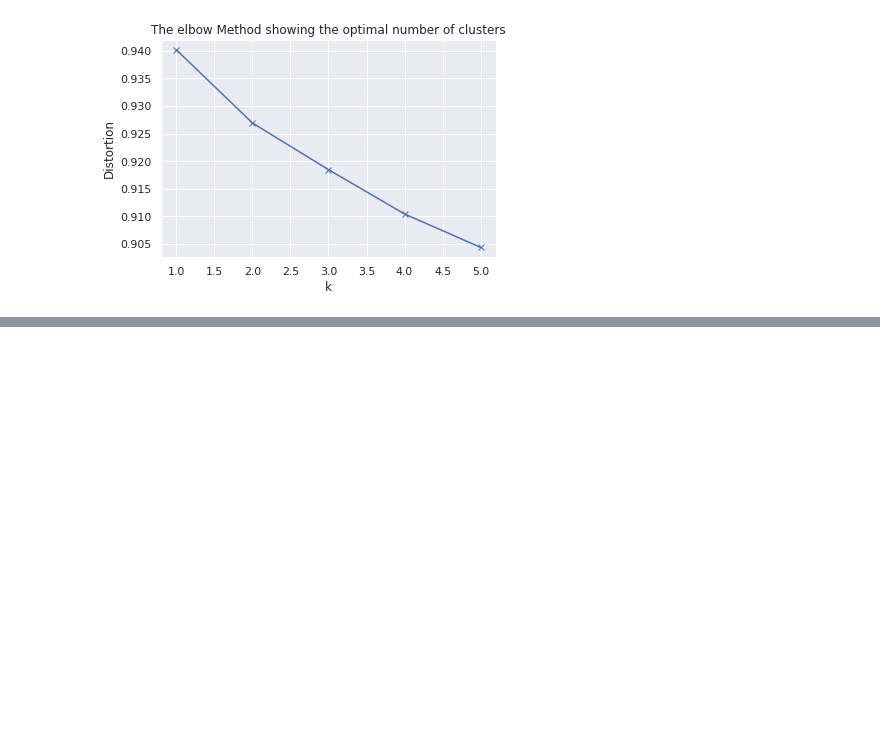
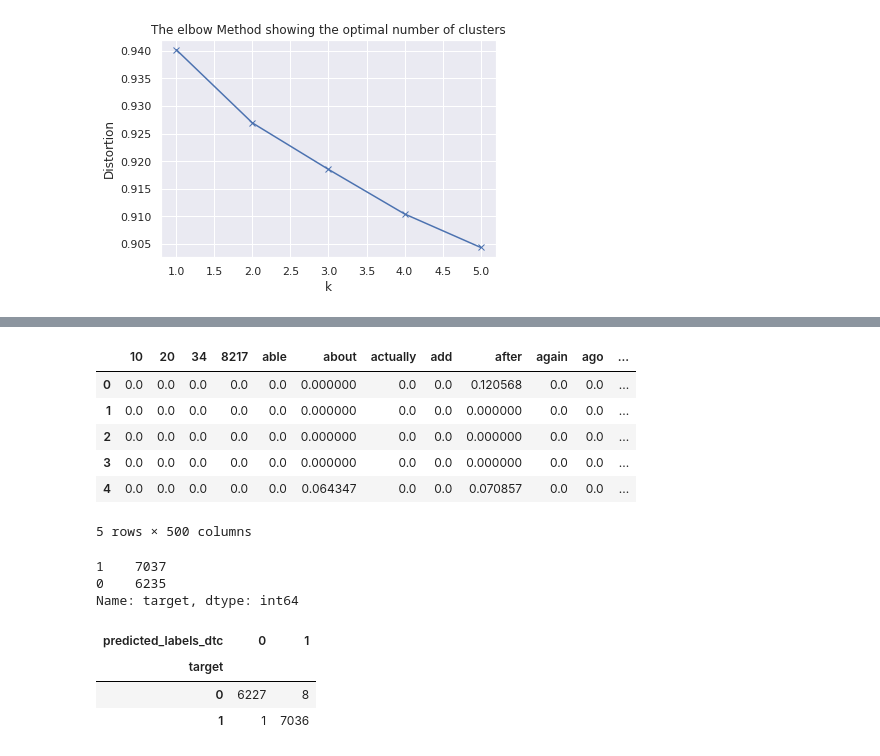
Before and after one commit to kemaladamr/NLP_Fundamentals, a Jupyter notebook: Developing_Text_Cassifier.ipynb, the cells around one changed output, grey strips where cells are left out. Drawn from its saved outputs; the diff is of its cells as text; code cells hidden in the pictures; blank space fills up the shorter version.

```diff
--- a/Developing_Text_Cassifier.ipynb
+++ b/Developing_Text_Cassifier.ipynb
@@ -213,0 +401,4 @@ plt.show()
+# %%
+data_patio_lawn_garden = pd.read_json('/content/drive/MyDrive/Colab Notebooks/NLP-PACKT/reviews_Patio_Lawn_and_Garden_5.json',
+                                      lines=True)
+data_patio_lawn_garden[['reviewText', 'overall']].head()
@@ -213,0 +412,9 @@ plt.show()
+# %%
+lemmatizer = WordNetLemmatizer()
+# %%
+data_patio_lawn_garden['cleaned_review_text'] = data_patio_lawn_garden['reviewText'].apply(
+    lambda x: ' '.join([lemmatizer.lemmatize(word.lower())\
+                       for word in word_tokenize(re.sub(r'([^\s\w]|_)+', ' ', str(x)))])
+)
+
+data_patio_lawn_garden[['cleaned_review_text', 'reviewText', 'overall']].head()
@@ -213,0 +428,24 @@ plt.show()
+# %%
+tfidf_model = TfidfVectorizer(max_features=500)
+tfidf_df = pd.DataFrame(tfidf_model.fit_transform(
+    data_patio_lawn_garden['cleaned_review_text']).todense())
+tfidf_df.columns = sorted(tfidf_model.vocabulary_)
+tfidf_df.head()
+# %% [output]
+|  | 10 | 20 | 34 | 8217 | able | about | actually | add | after | again | ago | ... |
+| 0 | 0.0 | 0.0 | 0.0 | 0.0 | 0.0 | 0.000000 | 0.0 | 0.0 | 0.120568 | 0.0 | 0.0 | ... |
+| 1 | 0.0 | 0.0 | 0.0 | 0.0 | 0.0 | 0.000000 | 0.0 | 0.0 | 0.000000 | 0.0 | 0.0 | ... |
+| 2 | 0.0 | 0.0 | 0.0 | 0.0 | 0.0 | 0.000000 | 0.0 | 0.0 | 0.000000 | 0.0 | 0.0 | ... |
+| 3 | 0.0 | 0.0 | 0.0 | 0.0 | 0.0 | 0.000000 | 0.0 | 0.0 | 0.000000 | 0.0 | 0.0 | ... |
+| 4 | 0.0 | 0.0 | 0.0 | 0.0 | 0.0 | 0.064347 | 0.0 | 0.0 | 0.070857 | 0.0 | 0.0 | ... |
+5 rows × 500 columns
+# %%
+data_patio_lawn_garden['target'] = data_patio_lawn_garden['overall'].apply(
+    lambda x: 0 if x<=4 else 1
+)
+
+data_patio_lawn_garden['target'].value_counts()
+# %% [output]
+1    7037
+0    6235
+Name: target, dtype: int64
@@ -213,0 +457,7 @@ plt.show()
+# %%
+pd.crosstab(data_patio_lawn_garden['target'], data_patio_lawn_garden['predicted_labels_dtc'])
+# %% [output]
+| predicted_labels_dtc | 0 | 1 |
+| target |  |  |
+| 0 | 6227 | 8 |
+| 1 | 1 | 7036 |
```
Also changed, not shown: parts of 27 cells of this notebook.
